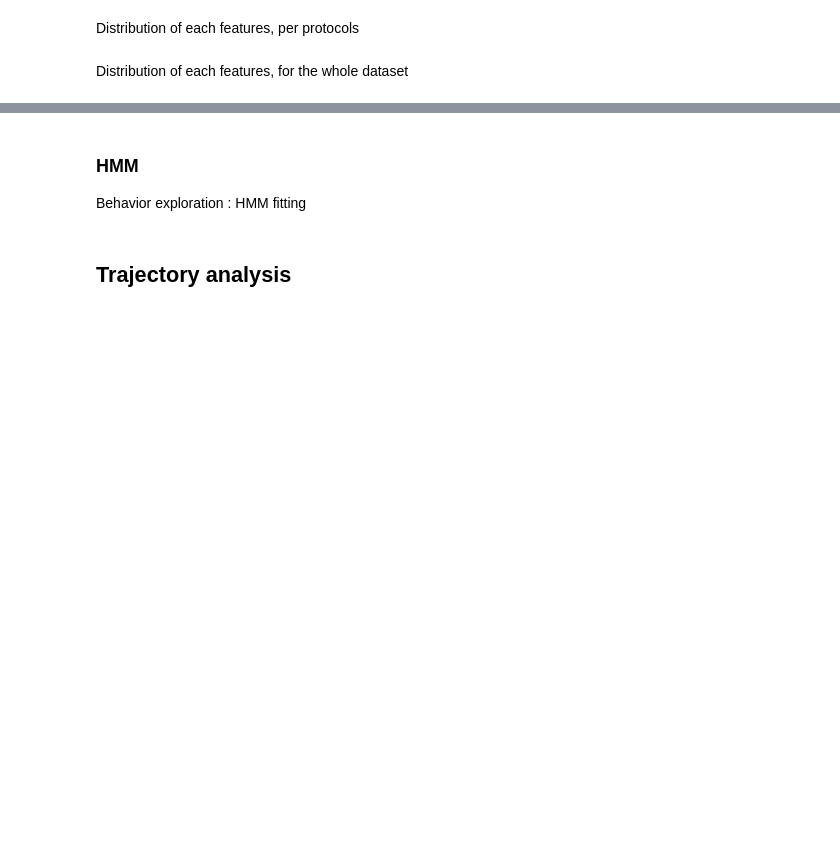
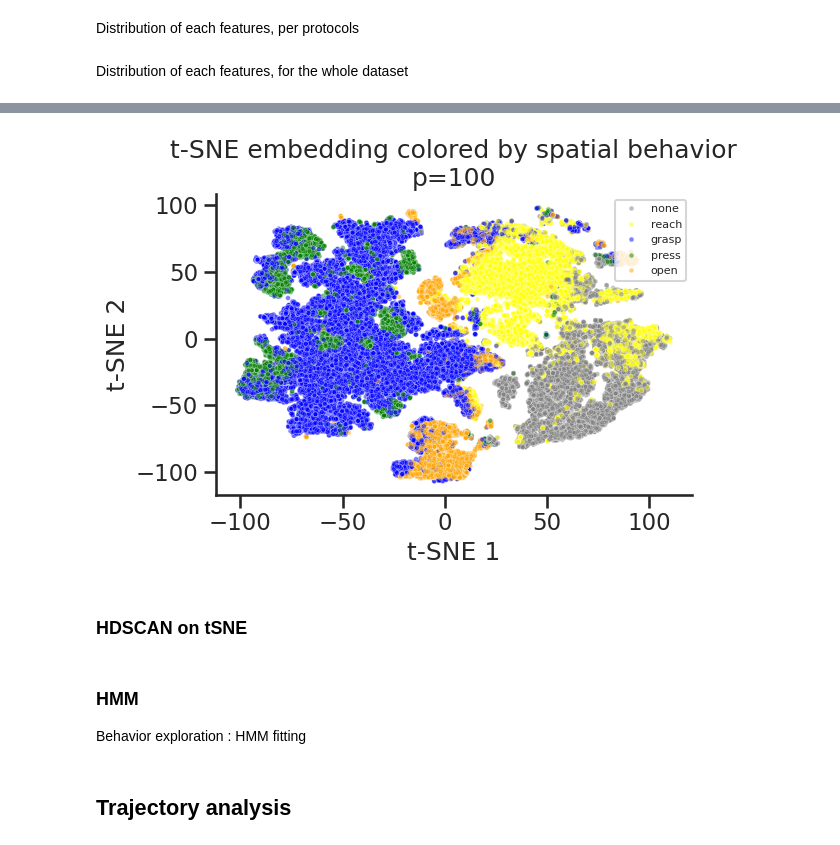
Before and after one commit to Poemiti/IMN_Kinematics, a Jupyter notebook: analysis.ipynb, the cells around one changed output, grey strips where cells are left out. Drawn from its saved outputs; the diff is of its cells as text; code cells hidden in the pictures; blank space fills up the shorter version.

```diff
--- a/analysis.ipynb
+++ b/analysis.ipynb
@@ -370,8 +388,8 @@ features = [
             "area",
             "centroid_direction",
             "centroid_velocity",
-            # "centroid_speed",
-            # "centroid_acc",
+            "centroid_speed",
+            "centroid_acc",
             "f3_sp_distance",
             "f3_sp_angle",
             "centroid_lever_dist"
@@ -582,0 +665,20 @@ project.trialgroup.distri_feat_per_behavior(behavior_varname="spatial_behavior",
+# %%
+from sklearn.manifold import TSNE
+
+# X is your DataFrame containing features
+X = df.select_dtypes(include="number")
+
+# 1. Standardize features
+scaler = StandardScaler()
+X_scaled = scaler.fit_transform(X)
+
+p = 100
+tsne = TSNE(n_components=2, perplexity=p)
+embedding = tsne.fit_transform(X_scaled)
+
+# Create embedding DataFrame
+embedding_df = pd.DataFrame(
+    embedding,
+    columns=["TSNE1", "TSNE2"],
+    index=df.index
+).join(label_df)
@@ -582,0 +690,24 @@ project.trialgroup.distri_feat_per_behavior(behavior_varname="spatial_behavior",
+# %%
+fig, ax = plt.subplots()
+
+sns.scatterplot(
+    data=embedding_df,
+    x="TSNE1",
+    y="TSNE2",
+    hue="spatial_behavior",
+    palette=BEHAVIOR_PALETTE, s=12,
+    alpha=0.5, ax=ax,
+)
+
+
+ax.legend(loc="upper right", fontsize=8)
+ax.set_xlabel(f"t-SNE 1")
+ax.set_ylabel(f"t-SNE 2")
+ax.set_title(f"t-SNE embedding colored by spatial behavior\np={p}")
+plt.tight_layout()
+fig.savefig(u.make_path(analysis_dir / "behavior" / "PCA" / "".join(features), f"tsne_p{p}.png"))
+plt.show()
+# %% [output]
+[figure, added]
+# %% [markdown]
+### HDSCAN on tSNE
```
Also changed, not shown: parts of 19 cells of this notebook, 1 other file.
